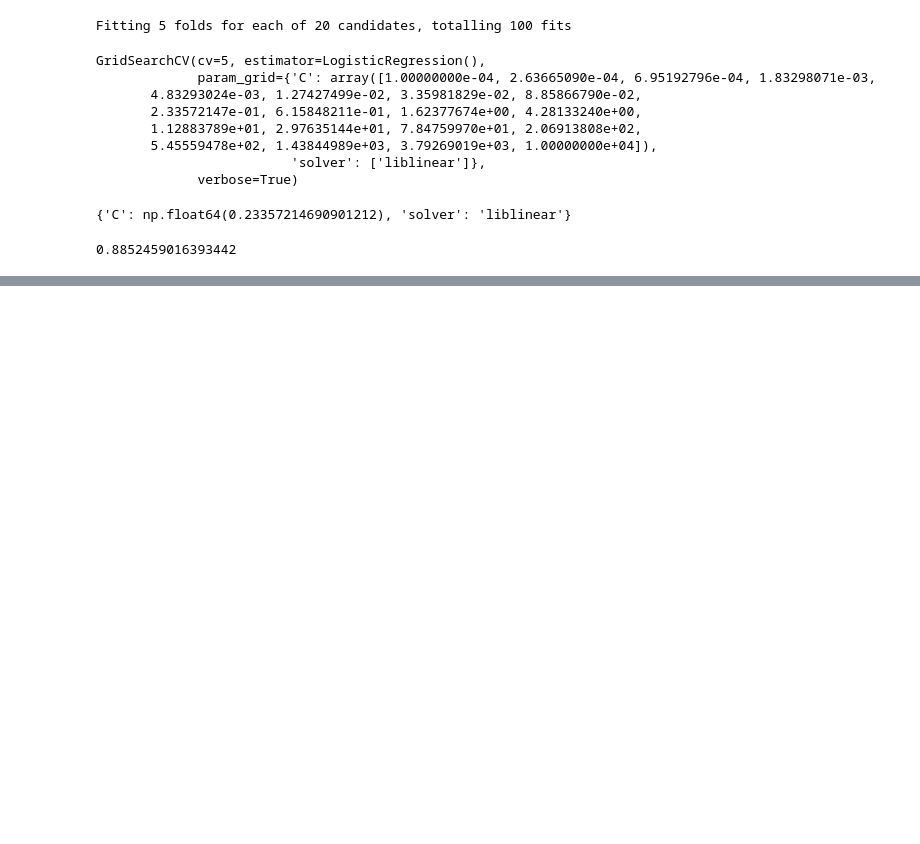
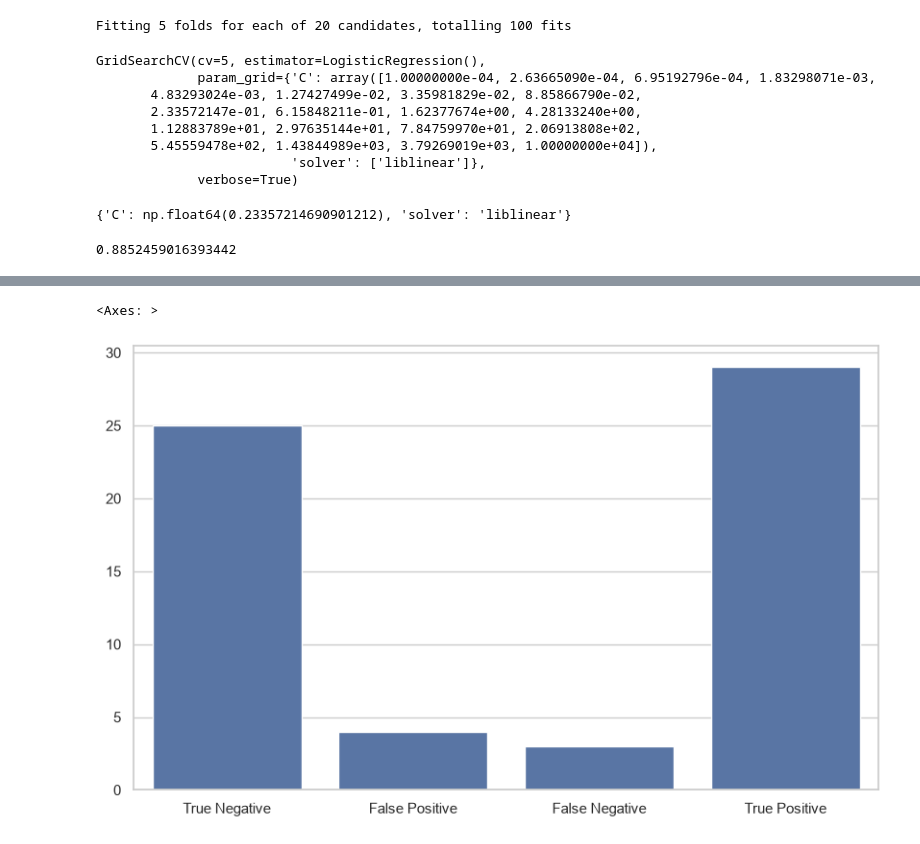
Before and after one commit to bmg1mike/heart-disease-prediction, a Jupyter notebook: src/heart_disease_project/main.ipynb, the cells around one changed output, grey strips where cells are left out. Cells and saved outputs as stored; diff of their text form; code cells hidden in the pictures; blank space fills up the shorter version.

```diff
--- a/src/heart_disease_project/main.ipynb
+++ b/src/heart_disease_project/main.ipynb
@@ -369,0 +372,4 @@ log_reg_search.score(X_test, y_test)
+# %%
+# Predicting the labels for the test set using the best logistic regression model
+y_pred = log_reg_search.predict(X_test)
+y_pred
@@ -369,0 +392,6 @@ log_reg_search.score(X_test, y_test)
+# %%
+# Displaying the confusion matrix for the best logistic regression model
+sns.barplot(x=['True Negative', 'False Positive', 'False Negative', 'True Positive'], y=confusion_matrix(y_test, y_pred).ravel())
+# %% [output]
+<Axes: >
+[figure, added]
```
Also changed, not shown: parts of 12 cells of this notebook.
